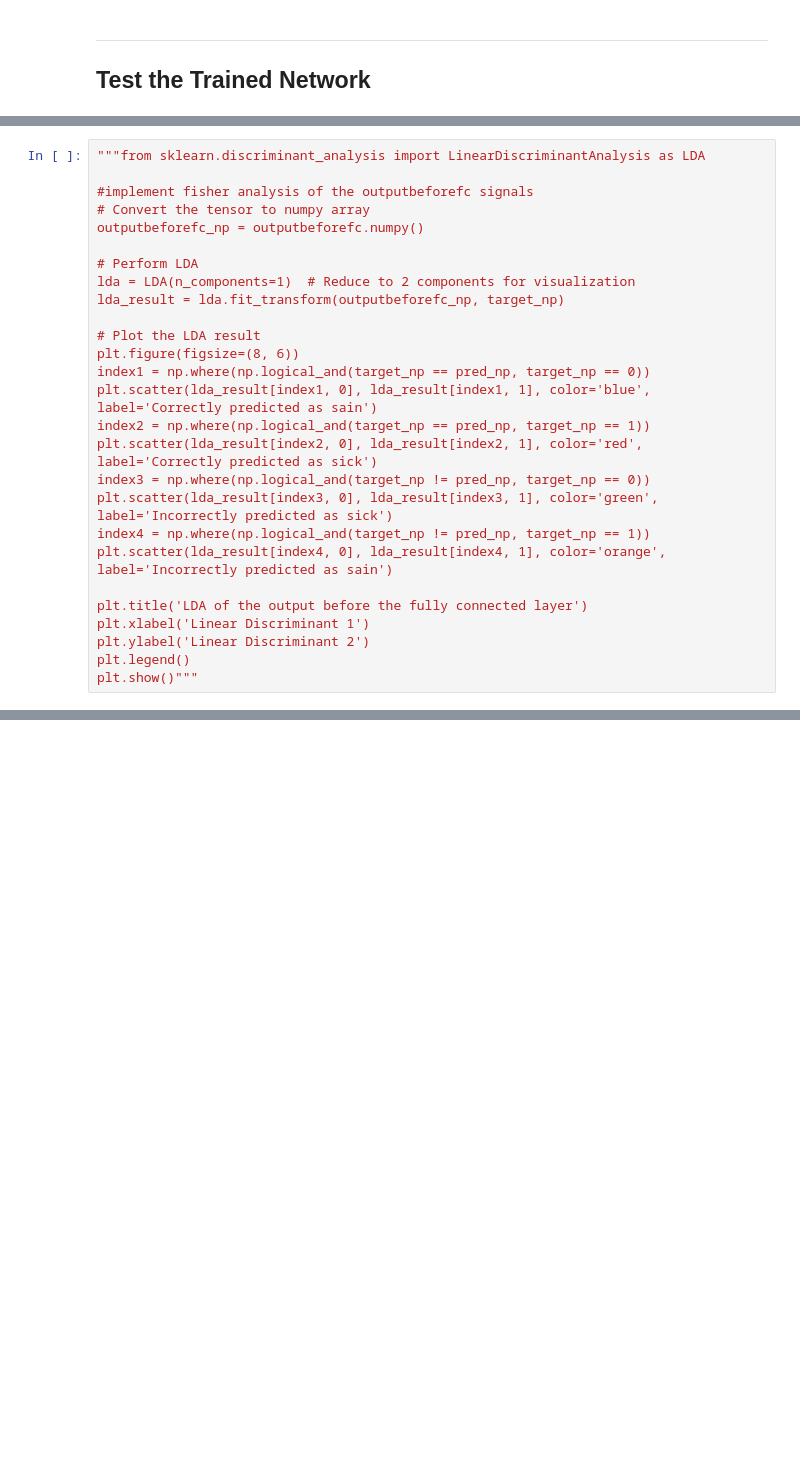
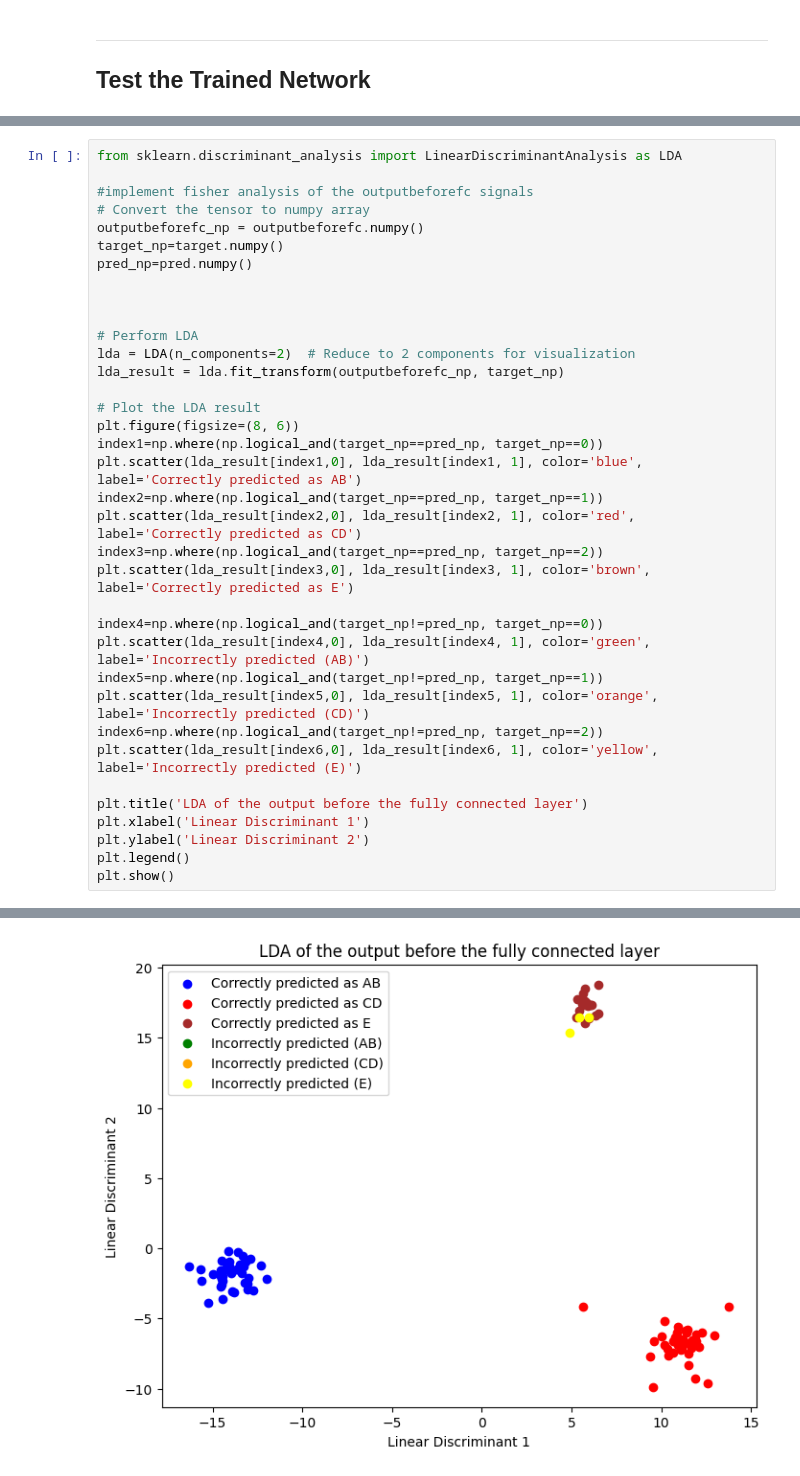
Before and after one commit to deubn31/PTI-Analyse-Classification-de-signaux-EEG, a Jupyter notebook: PainAttnNet_Implementation.ipynb, the cells around one changed output, grey strips where cells are left out. Drawn from its saved outputs; the diff is of its cells as text; blank space fills up the shorter version.

```diff
--- a/PainAttnNet_Implementation.ipynb
+++ b/PainAttnNet_Implementation.ipynb
@@ -1005,30 +1006,39 @@ plt.legend()"""
 # %% [output]
 'output0=output[np.where(pred==0),:].squeeze(0)\noutput1=output[np.where(pred==1),:].squeeze(0)\nplt.scatter(output0[:,0],output0[:,1],color="blue",label="sain")\nplt.scatter(output1[:,0],output1[:,1] ...
 # %%
-"""from sklearn.discriminant_analysis import LinearDiscriminantAnalysis as LDA
+from sklearn.discriminant_analysis import LinearDiscriminantAnalysis as LDA
 
 #implement fisher analysis of the outputbeforefc signals
 # Convert the tensor to numpy array
 outputbeforefc_np = outputbeforefc.numpy()
+target_np=target.numpy()
+pred_np=pred.numpy()
+
+
 
 # Perform LDA
-lda = LDA(n_components=1)  # Reduce to 2 components for visualization
+lda = LDA(n_components=2)  # Reduce to 2 components for visualization
 lda_result = lda.fit_transform(outputbeforefc_np, target_np)
 
 # Plot the LDA result
 plt.figure(figsize=(8, 6))
-index1 = np.where(np.logical_and(target_np == pred_np, target_np == 0))
-plt.scatter(lda_result[index1, 0], lda_result[index1, 1], color='blue', label='Correctly predicted as sain')
-index2 = np.where(np.logical_and(target_np == pred_np, target_np == 1))
-plt.scatter(lda_result[index2, 0], lda_result[index2, 1], color='red', label='Correctly predicted as sick')
-index3 = np.where(np.logical_and(target_np != pred_np, target_np == 0))
-plt.scatter(lda_result[index3, 0], lda_result[index3, 1], color='green', label='Incorrectly predicted as sick')
-index4 = np.where(np.logical_and(target_np != pred_np, target_np == 1))
-plt.scatter(lda_result[index4, 0], lda_result[index4, 1], color='orange', label='Incorrectly predicted as sain')
+index1=np.where(np.logical_and(target_np==pred_np, target_np==0))
+plt.scatter(lda_result[index1,0], lda_result[index1, 1], color='blue', label='Correctly predicted as AB')
+index2=np.where(np.logical_and(target_np==pred_np, target_np==1))
+plt.scatter(lda_result[index2,0], lda_result[index2, 1], color='red', label='Correctly predicted as CD')
+index3=np.where(np.logical_and(target_np==pred_np, target_np==2))
+plt.scatter(lda_result[index3,0], lda_result[index3, 1], color='brown', label='Correctly predicted as E')
+
+index4=np.where(np.logical_and(target_np!=pred_np, target_np==0))
+plt.scatter(lda_result[index4,0], lda_result[index4, 1], color='green', label='Incorrectly predicted (AB)')
+index5=np.where(np.logical_and(target_np!=pred_np, target_np==1))
+plt.scatter(lda_result[index5,0], lda_result[index5, 1], color='orange', label='Incorrectly predicted (CD)')
+index6=np.where(np.logical_and(target_np!=pred_np, target_np==2))
+plt.scatter(lda_result[index6,0], lda_result[index6, 1], color='yellow', label='Incorrectly predicted (E)')
 
 plt.title('LDA of the output before the fully connected layer')
 plt.xlabel('Linear Discriminant 1')
 plt.ylabel('Linear Discriminant 2')
 plt.legend()
-plt.show()"""
+plt.show()
 # %% [output]
@@ -1036,3 +1045,4 @@ plt.show()"""
+[figure, added]
 # %%
 from sklearn.decomposition import PCA
 
```
Also changed, not shown: parts of 8 cells of this notebook, 2 other files.
